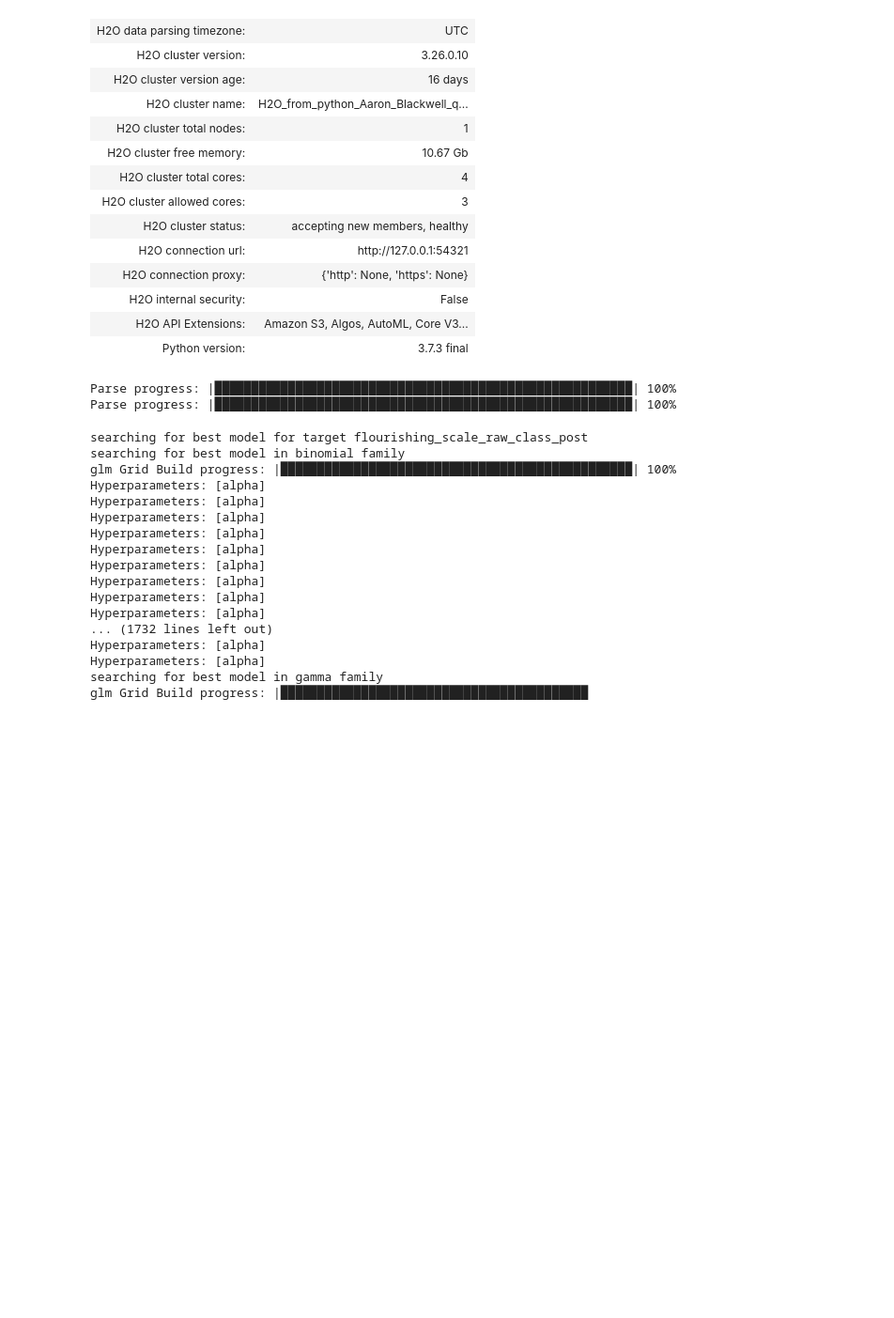
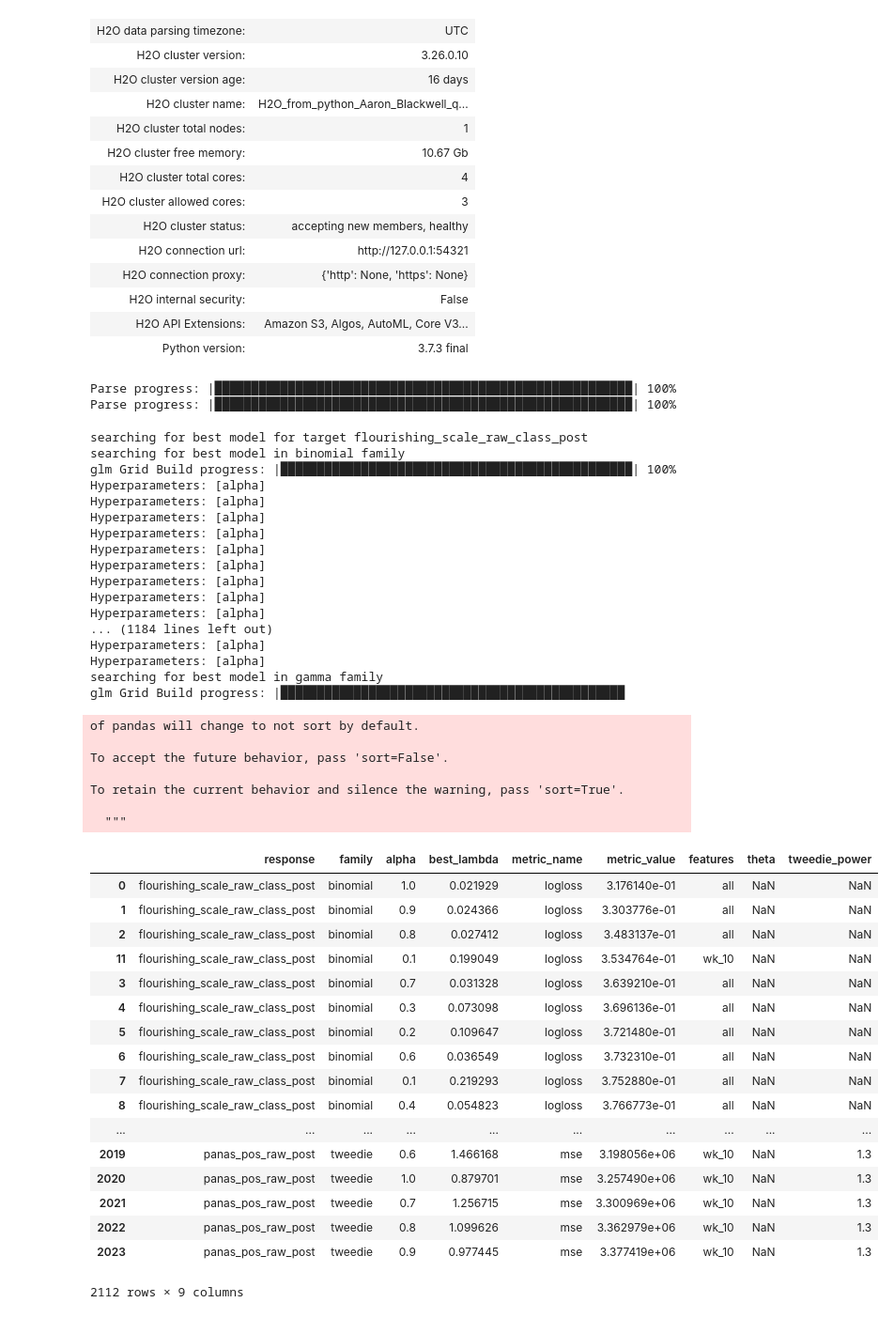
Before and after one commit to AndrewLSyd/COMP9417_major_project-1, a Jupyter notebook: 04_h2o_glm.ipynb, the cells around one changed output. Shown: that part at 94% size. Cells and saved outputs as stored; diff of their text form; code cells hidden in the pictures; blank space fills up the shorter version.

Commit message:
glm and baseline model updates

```diff
--- a/04_h2o_glm.ipynb
+++ b/04_h2o_glm.ipynb
@@ -140,10 +140,15 @@ for target in targets:
                     'response': target,
                     'family': family,
                     'alpha': [glm_grid_models.get_hyperparams(e)[0] for e in range(num_models)],
+                    'best_lambda': [e.actual_params['lambda'][0] for e in glm_grid_models],
                     'metric_name': metric_name,
-                    'metric_value': list(glm_grid_models.get_grid(sort_by="mse").mse(xval=True).values()),
                     'features': features
                 }
+                if 'class' in target:
+                    model_results['metric_value'] = list(glm_grid_models.get_grid(sort_by="mse").logloss(xval=True).values())
+                else:
+                    model_results['metric_value'] = list(glm_grid_models.get_grid(sort_by="mse").mse(xval=True).values())
+
                 if family == "tweedie":
                     model_results['tweedie_power'] = vp
                 elif family == "negativebinomial":
@@ -155,13 +160,15 @@ for target in targets:
 
                 if 'class' in target:
                     if family_best_model.logloss(xval=True) < best_metic_value:
-                        print(f"!! new best model is {family} with {features} features !!")
+                        print(f"!! Classification new best model is {family} with {features} features !!")
+                        print(f"old value {best_metic_value}, new value {family_best_model.logloss(xval=True)}")
                         best_model = family_best_model
                         best_metic_value = family_best_model.logloss(xval=True)
                         best_family = family
                 else:
                     if family_best_model.mse(xval=True) < best_metic_value:
-                        print(f"!! new best model is {family} with {features} features !!")
+                        print(f"!! Regression new best model is {family} with {features} features !!")
+                        print(f"old value {best_metic_value}, new value {family_best_model.mse(xval=True)}")
                         best_model = family_best_model
                         best_metic_value = family_best_model.mse(xval=True)
                         best_family = family
@@ -185,23 +192,49 @@ Hyperparameters: [alpha]
 Hyperparameters: [alpha]
 Hyperparameters: [alpha]
 Hyperparameters: [alpha]
-... (1732 lines left out)
+... (1184 lines left out)
 Hyperparameters: [alpha]
 Hyperparameters: [alpha]
 searching for best model in gamma family
-glm Grid Build progress: |██████████████████████████████████████████
+glm Grid Build progress: |███████████████████████████████████████████████
 # %%
 with open('fitted_models/h2o_glm/best_models.pkl', 'wb') as out_file:
     pickle.dump(best_models, out_file, protocol=pickle.HIGHEST_PROTOCOL)
 # %%
-# all_models = pd.concat(all_models, ignore_index = True)
-# all_models.sort_values(by=['metric_value', 'best_metric_value', inplace = True)
+
+all_models_pd = dict()
 for e in all_models:
-    all_models[e] = pd.concat(all_models[e], ignore_index = True)
-all_models = pd.concat(all_models, ignore_index = True,sort=False)
-all_models.sort_values(by=['response', 'metric_value'], inplace = True)
-all_models.to_csv("./fitted_models/h2o_glm/glm_cv_results.csv")
-all_models
+    all_models_pd[e] = pd.concat(all_models[e], ignore_index = True)
+all_models_pd = pd.concat(all_models_pd, ignore_index = True, sort=False)
+all_models_pd.sort_values(by=['response', 'metric_value'], inplace = True)
+all_models_pd.to_csv("./fitted_models/h2o_glm/glm_cv_results.csv")
+all_models_pd
+# %% [output]
+of pandas will change to not sort by default.
+
+To accept the future behavior, pass 'sort=False'.
+
+To retain the current behavior and silence the warning, pass 'sort=True'.
+
+  """
+|  | response | family | alpha | best_lambda | metric_name | metric_value | features | theta | tweedie_power |
+| 0 | flourishing_scale_raw_class_post | binomial | 1.0 | 0.021929 | logloss | 3.176140e-01 | all | NaN | NaN |
+| 1 | flourishing_scale_raw_class_post | binomial | 0.9 | 0.024366 | logloss | 3.303776e-01 | all | NaN | NaN |
+| 2 | flourishing_scale_raw_class_post | binomial | 0.8 | 0.027412 | logloss | 3.483137e-01 | all | NaN | NaN |
+| 11 | flourishing_scale_raw_class_post | binomial | 0.1 | 0.199049 | logloss | 3.534764e-01 | wk_10 | NaN | NaN |
+| 3 | flourishing_scale_raw_class_post | binomial | 0.7 | 0.031328 | logloss | 3.639210e-01 | all | NaN | NaN |
+| 4 | flourishing_scale_raw_class_post | binomial | 0.3 | 0.073098 | logloss | 3.696136e-01 | all | NaN | NaN |
+| 5 | flourishing_scale_raw_class_post | binomial | 0.2 | 0.109647 | logloss | 3.721480e-01 | all | NaN | NaN |
+| 6 | flourishing_scale_raw_class_post | binomial | 0.6 | 0.036549 | logloss | 3.732310e-01 | all | NaN | NaN |
+| 7 | flourishing_scale_raw_class_post | binomial | 0.1 | 0.219293 | logloss | 3.752880e-01 | all | NaN | NaN |
+| 8 | flourishing_scale_raw_class_post | binomial | 0.4 | 0.054823 | logloss | 3.766773e-01 | all | NaN | NaN |
+| ... | ... | ... | ... | ... | ... | ... | ... | ... | ... |
+| 2019 | panas_pos_raw_post | tweedie | 0.6 | 1.466168 | mse | 3.198056e+06 | wk_10 | NaN | 1.3 |
+| 2020 | panas_pos_raw_post | tweedie | 1.0 | 0.879701 | mse | 3.257490e+06 | wk_10 | NaN | 1.3 |
+| 2021 | panas_pos_raw_post | tweedie | 0.7 | 1.256715 | mse | 3.300969e+06 | wk_10 | NaN | 1.3 |
+| 2022 | panas_pos_raw_post | tweedie | 0.8 | 1.099626 | mse | 3.362979e+06 | wk_10 | NaN | 1.3 |
+| 2023 | panas_pos_raw_post | tweedie | 0.9 | 0.977445 | mse | 3.377419e+06 | wk_10 | NaN | 1.3 |
+2112 rows × 9 columns
 # %%
 for model in best_models:
     print(f'--------------- {model} ---------------')
```
Also changed, not shown: parts of 6 cells of this notebook, 40 other files.
